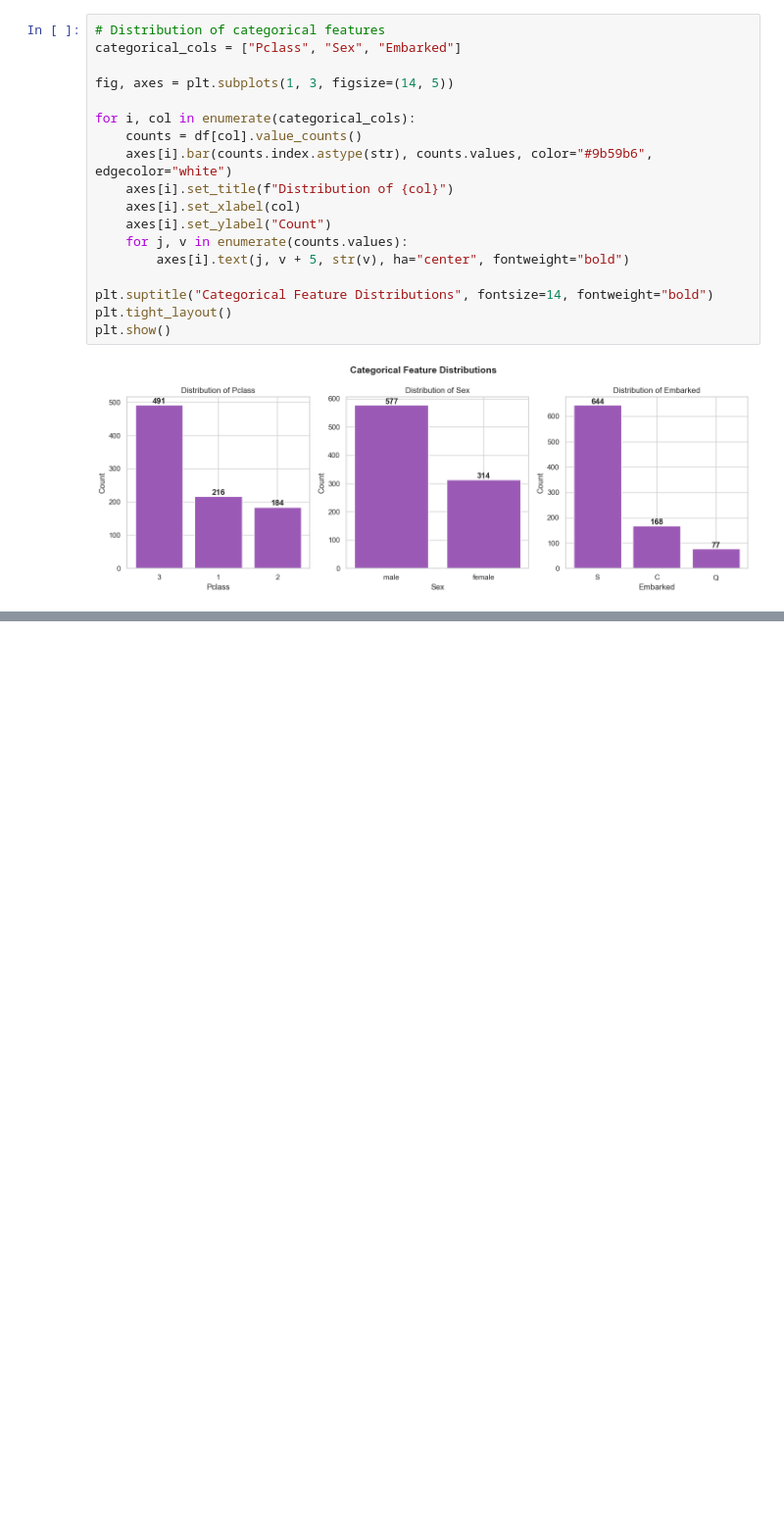
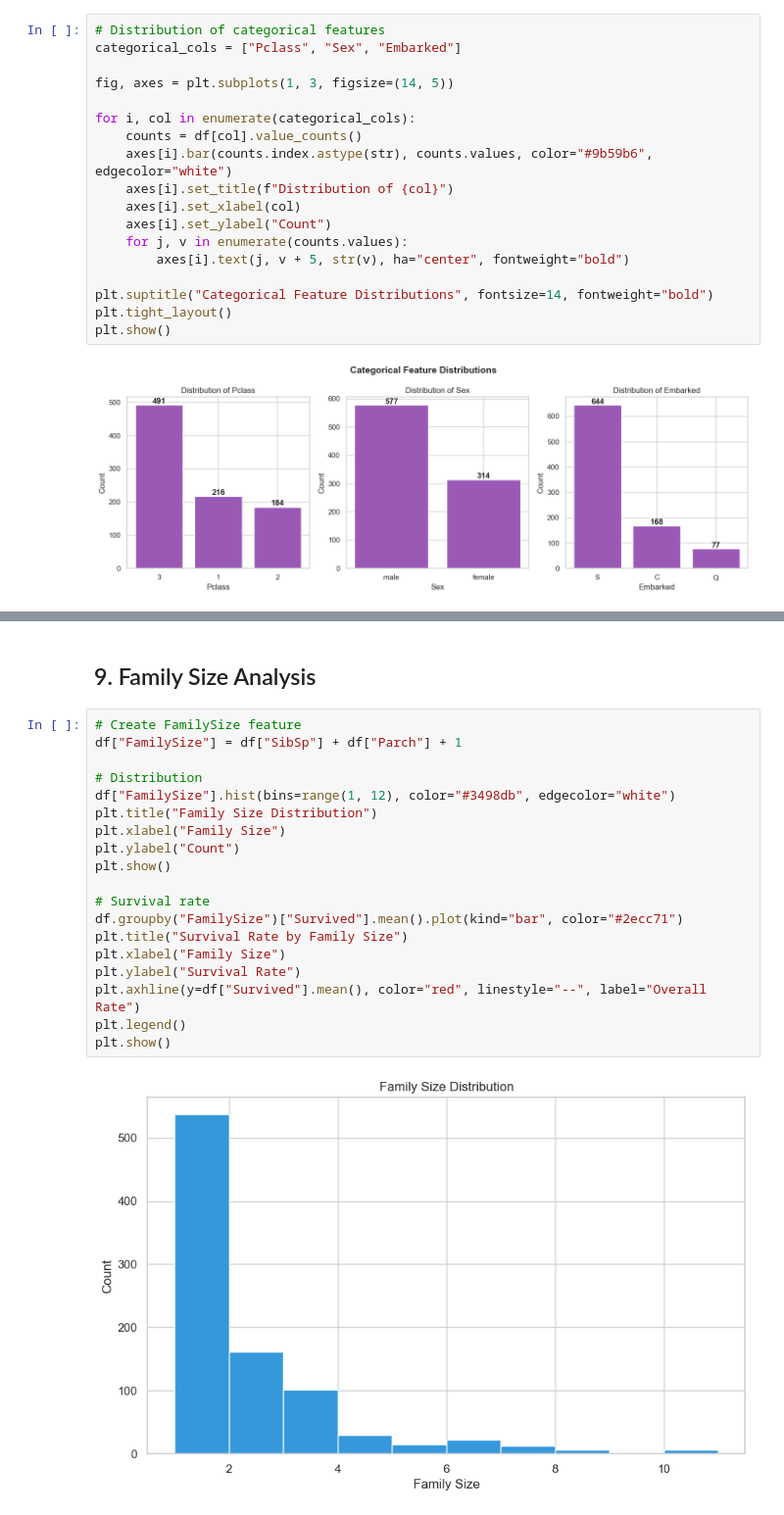
Before and after one commit to imashaRan12/Titanic-Survival-Prediction-ML, a Jupyter notebook: 01_eda.ipynb, the cells around one changed output, grey strips where cells are left out. Shown at 98% size. Saved outputs shown, nothing was run; the diff lists cells and outputs as text; blank space fills up the shorter version.

```diff
--- a/01_eda.ipynb
+++ b/01_eda.ipynb
@@ -202,0 +261,23 @@ plt.show()
+# %% [markdown]
+## 9. Family Size Analysis
+# %%
+# Create FamilySize feature
+df["FamilySize"] = df["SibSp"] + df["Parch"] + 1
+
+# Distribution
+df["FamilySize"].hist(bins=range(1, 12), color="#3498db", edgecolor="white")
+plt.title("Family Size Distribution")
+plt.xlabel("Family Size")
+plt.ylabel("Count")
+plt.show()
+
+# Survival rate
+df.groupby("FamilySize")["Survived"].mean().plot(kind="bar", color="#2ecc71")
+plt.title("Survival Rate by Family Size")
+plt.xlabel("Family Size")
+plt.ylabel("Survival Rate")
+plt.axhline(y=df["Survived"].mean(), color="red", linestyle="--", label="Overall Rate")
+plt.legend()
+plt.show()
+# %% [output]
+[figure, added]
```
Also changed, not shown: parts of 7 cells of this notebook.
